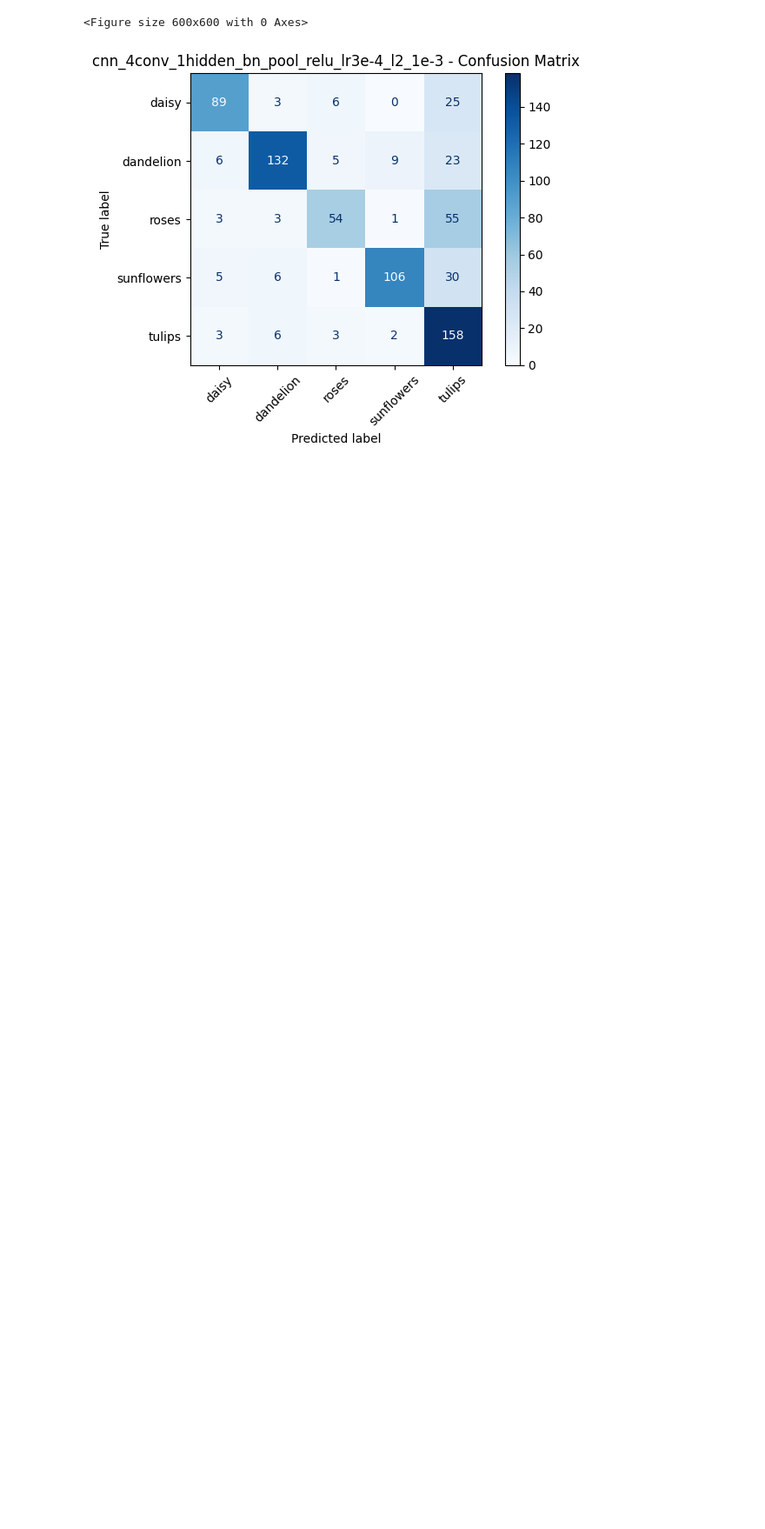
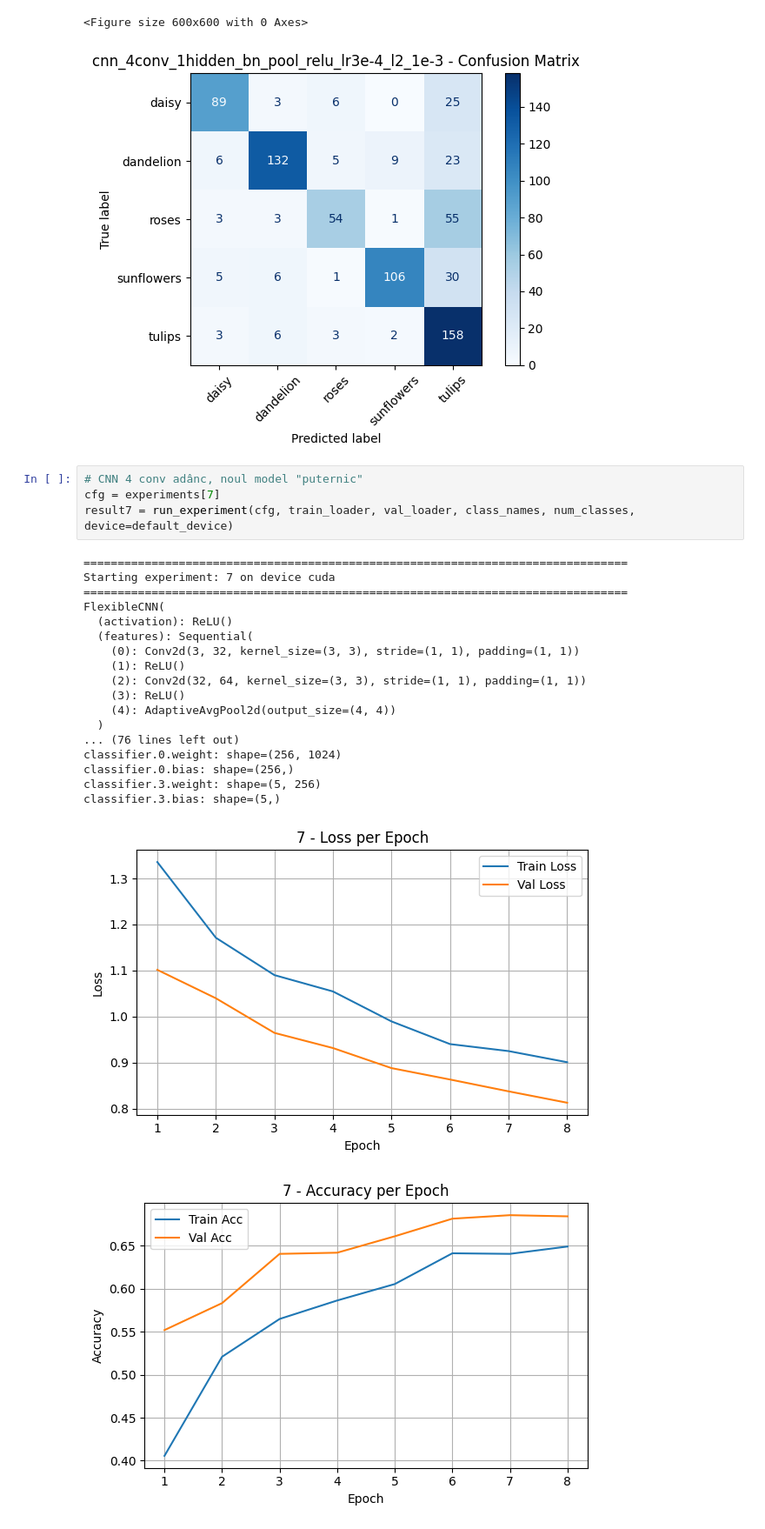
Before and after one commit to MalinaDumitrescu/PyTorch_Flowers_Classification, a Jupyter notebook: train1.ipynb, the cells around one changed output. Shown at 87% size. Cells and saved outputs as stored; diff of their text form; blank space fills up the shorter version.

Commit message:
Update `train1.ipynb` with refined experiment configurations, adjust training parameters, and include results for new model variations.

```diff
--- a/train1.ipynb
+++ b/train1.ipynb
@@ -803,3 +823,27 @@ classifier.3.bias: shape=(5,)
 [figure]
 <Figure size 600x600 with 0 Axes>
 [figure]
+# %%
+# CNN 4 conv adânc, noul model "puternic"
+cfg = experiments[7]
+result7 = run_experiment(cfg, train_loader, val_loader, class_names, num_classes, device=default_device)
+# %% [output]
+================================================================================
+Starting experiment: 7 on device cuda
+================================================================================
+FlexibleCNN(
+  (activation): ReLU()
+  (features): Sequential(
+    (0): Conv2d(3, 32, kernel_size=(3, 3), stride=(1, 1), padding=(1, 1))
+    (1): ReLU()
+    (2): Conv2d(32, 64, kernel_size=(3, 3), stride=(1, 1), padding=(1, 1))
+    (3): ReLU()
+    (4): AdaptiveAvgPool2d(output_size=(4, 4))
+  )
+... (76 lines left out)
+classifier.0.weight: shape=(256, 1024)
+classifier.0.bias: shape=(256,)
+classifier.3.weight: shape=(5, 256)
+classifier.3.bias: shape=(5,)
+[figure, added]
+[figure, added]
```
Also changed, not shown: parts of 4 cells of this notebook.
